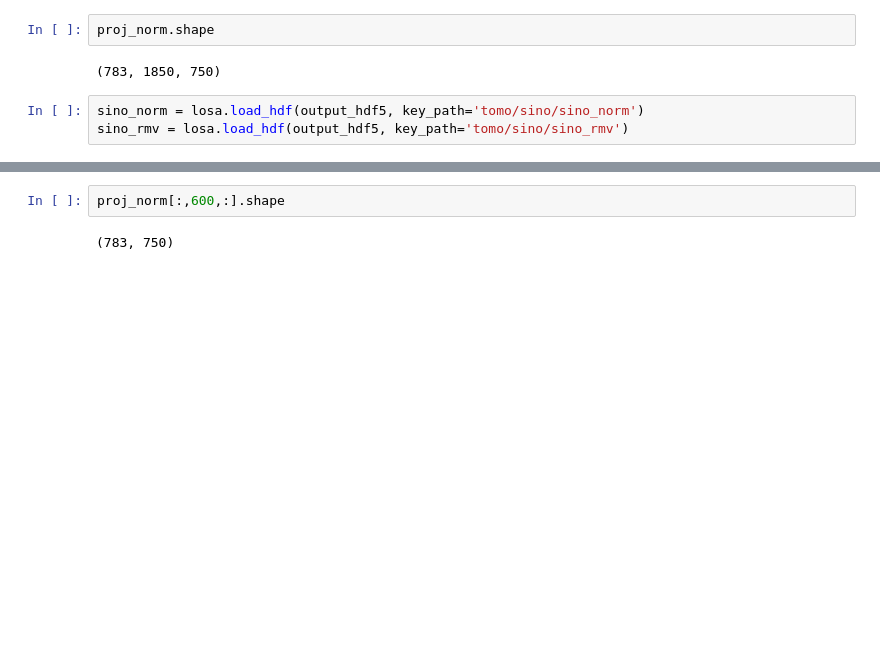
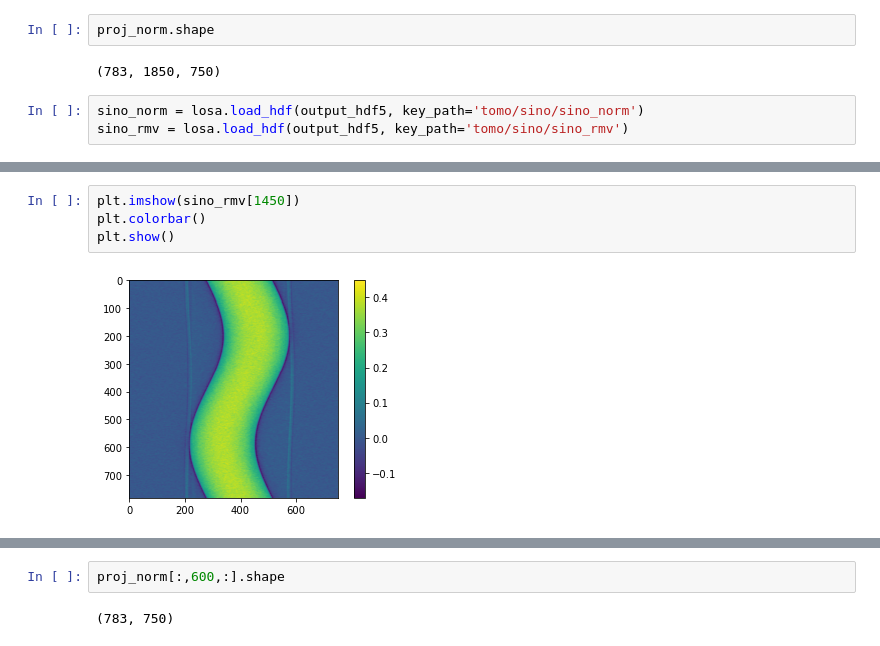
Before and after one commit to zhangy6x/research_stuff, a Jupyter notebook: jupyter_notebooks/norm_recon/algotom_workflow_load.ipynb, the cells around one changed output, grey strips where cells are left out. Saved outputs shown, nothing was run; the diff lists cells and outputs as text; blank space fills up the shorter version.

```diff
--- a/jupyter_notebooks/norm_recon/algotom_workflow_load.ipynb
+++ b/jupyter_notebooks/norm_recon/algotom_workflow_load.ipynb
@@ -98,0 +114,6 @@ plt.show()
+# %%
+plt.imshow(sino_rmv[1450])
+plt.colorbar()
+plt.show()
+# %% [output]
+[figure, added]
```
Also changed, not shown: parts of 18 cells of this notebook, 1 other file.
